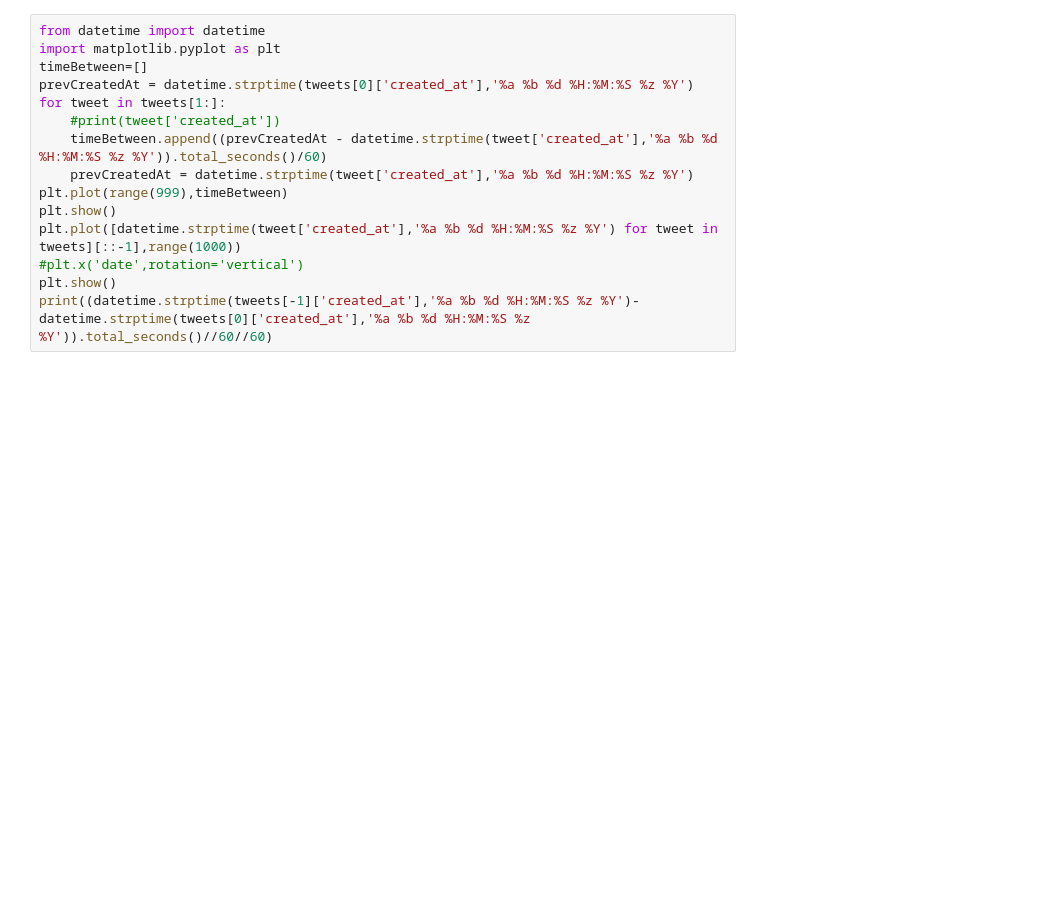
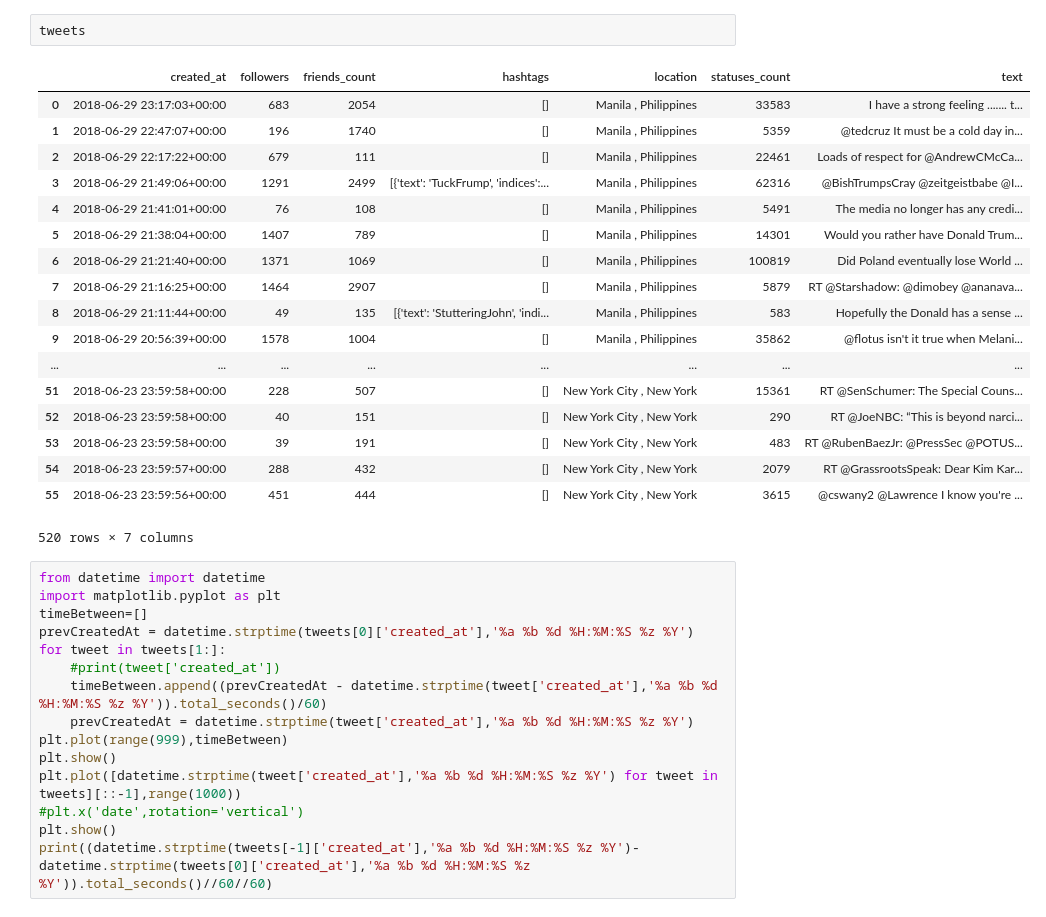
Before and after one commit to jshtaway/CurrentTrendsTool, a Jupyter notebook: DataSearch.ipynb, the cells around one changed output. Drawn from its saved outputs; the diff is of its cells as text; blank space fills up the shorter version.

```diff
--- a/DataSearch.ipynb
+++ b/DataSearch.ipynb
@@ -220,3 +260,24 @@ Sample Tweet: @jonathansviewon @chuckschumer @DNC @realDonaldTrump Schumer says
+# %%
+tweets
+# %% [output]
+|  | created_at | followers | friends_count | hashtags | location | statuses_count | text |
+| 0 | 2018-06-29 23:17:03+00:00 | 683 | 2054 | [] | Manila , Philippines | 33583 | I have a strong feeling ....... t... |
+| 1 | 2018-06-29 22:47:07+00:00 | 196 | 1740 | [] | Manila , Philippines | 5359 | @tedcruz It must be a cold day in... |
+| 2 | 2018-06-29 22:17:22+00:00 | 679 | 111 | [] | Manila , Philippines | 22461 | Loads of respect for @AndrewCMcCa... |
+| 3 | 2018-06-29 21:49:06+00:00 | 1291 | 2499 | [{'text': 'TuckFrump', 'indices':... | Manila , Philippines | 62316 | @BishTrumpsCray @zeitgeistbabe @I... |
+| 4 | 2018-06-29 21:41:01+00:00 | 76 | 108 | [] | Manila , Philippines | 5491 | The media no longer has any credi... |
+| 5 | 2018-06-29 21:38:04+00:00 | 1407 | 789 | [] | Manila , Philippines | 14301 | Would you rather have Donald Trum... |
+| 6 | 2018-06-29 21:21:40+00:00 | 1371 | 1069 | [] | Manila , Philippines | 100819 | Did Poland eventually lose World ... |
+| 7 | 2018-06-29 21:16:25+00:00 | 1464 | 2907 | [] | Manila , Philippines | 5879 | RT @Starshadow: @dimobey @ananava... |
+| 8 | 2018-06-29 21:11:44+00:00 | 49 | 135 | [{'text': 'StutteringJohn', 'indi... | Manila , Philippines | 583 | Hopefully the Donald has a sense ... |
+| 9 | 2018-06-29 20:56:39+00:00 | 1578 | 1004 | [] | Manila , Philippines | 35862 | @flotus isn't it true when Melani... |
+| ... | ... | ... | ... | ... | ... | ... | ... |
+| 51 | 2018-06-23 23:59:58+00:00 | 228 | 507 | [] | New York City , New York | 15361 | RT @SenSchumer: The Special Couns... |
+| 52 | 2018-06-23 23:59:58+00:00 | 40 | 151 | [] | New York City , New York | 290 | RT @JoeNBC: “This is beyond narci... |
+| 53 | 2018-06-23 23:59:58+00:00 | 39 | 191 | [] | New York City , New York | 483 | RT @RubenBaezJr: @PressSec @POTUS... |
+| 54 | 2018-06-23 23:59:57+00:00 | 288 | 432 | [] | New York City , New York | 2079 | RT @GrassrootsSpeak: Dear Kim Kar... |
+| 55 | 2018-06-23 23:59:56+00:00 | 451 | 444 | [] | New York City , New York | 3615 | @cswany2 @Lawrence I know you're ... |
+520 rows × 7 columns
 # %%
 from datetime import datetime
 import matplotlib.pyplot as plt
```
Also changed, not shown: parts of 10 cells of this notebook.
